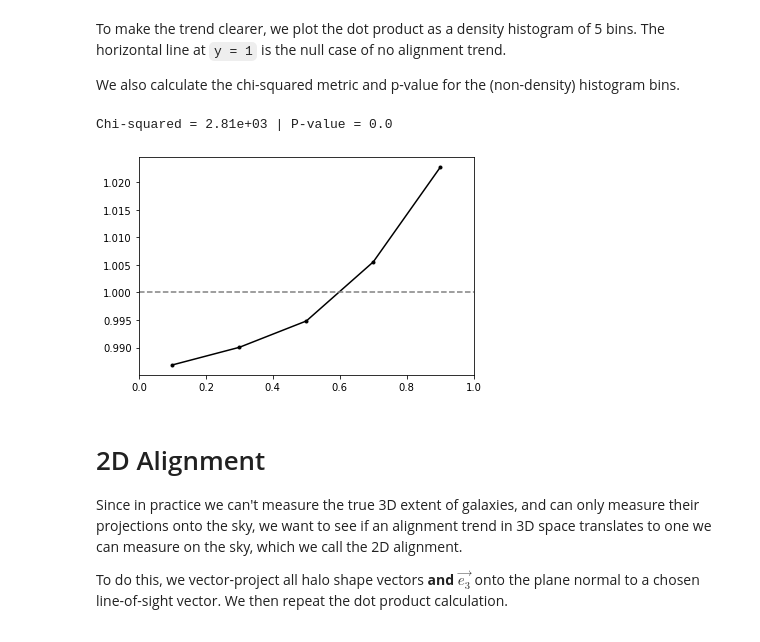
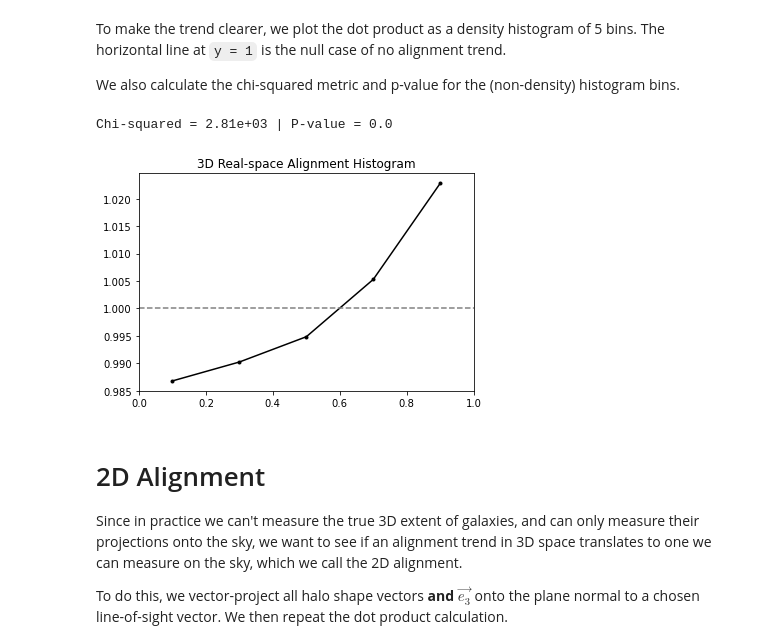
Before and after one commit to bzh-bzh/bolshoip-alignment-demo, a Jupyter notebook: 2D Alignment Anisotropy Demo.ipynb, the cells around one changed output. Drawn from its saved outputs; the diff is of its cells as text; code cells hidden in the pictures.

Commit message:
Finalize first draft of demo notebook, and associated figures.

```diff
--- a/2D Alignment Anisotropy Demo.ipynb
+++ b/2D Alignment Anisotropy Demo.ipynb
@@ -22,10 +29,12 @@ if z2_5:
     HALO_CAT_PATH = 'data/hlist_0.28850.list'
     SIM_DENSITY_PATH = 'data/dens_0094.bin'
     TWEB_EIGENVEC_PATH = 'data/z2.5-tweb-eigenvec.npy'
+    FIGURE_PATH = 'figures/z2.5'
 else:
     HALO_CAT_PATH = 'data/hlist_0.45556.list'
     SIM_DENSITY_PATH = 'data/dens_0127.bin'
     TWEB_EIGENVEC_PATH = 'data/z1.2-tweb-eigenvec.npy'
+    FIGURE_PATH = 'figures/z1.2'
 # %% [markdown]
 `x/y/z_snap` is the halo's position in Mpc/h, while `ax/ay/az_snap` is the halo's longest-axis vector, or its "shape". It's also in Mpc/h, though we normalize it so the length doesn't matter.
 # %%
@@ -100,6 +109,42 @@ def compute_deformation_tensor(dm_density):
 
 	e = np.linalg.eigh(t_ij_trans)
 	return e
+# %%
+def bin_ndarray(ndarray, new_shape, operation='sum'):
+    """
+    Bins an ndarray in all axes based on the target shape, by summing or
+        averaging.
+
+    Number of output dimensions must match number of input dimensions and
+        new axes must divide old ones.
+
+    Example
+    -------
+    >>> m = np.arange(0,100,1).reshape((10,10))
+    >>> n = bin_ndarray(m, new_shape=(5,5), operation='sum')
+    >>> print(n)
+
+    [[ 22  30  38  46  54]
+     [102 110 118 126 134]
+     [182 190 198 206 214]
+     [262 270 278 286 294]
+     [342 350 358 366 374]]
+
+    """
+    operation = operation.lower()
+    if not operation in ['sum', 'mean']:
+        raise ValueError("Operation not supported.")
+    if ndarray.ndim != len(new_shape):
+        raise ValueError("Shape mismatch: {} -> {}".format(ndarray.shape,
+                                                           new_shape))
+    compression_pairs = [(d, c//d) for d,c in zip(new_shape,
+                                                  ndarray.shape)]
+    flattened = [l for p in compression_pairs for l in p]
+    ndarray = ndarray.reshape(flattened)
+    for i in range(len(new_shape)):
+        op = getattr(ndarray, operation)
+        ndarray = op(-1*(i+1))
+    return ndarray
 # %% [markdown]
 **Warning: if computing the deformation tensor from scratch, the notebook takes >60 GB of memory; when loading a cached deformation tensor, the notebook takes ~20 GB in total.**
 # %%
@@ -111,8 +156,8 @@ try:
 except FileNotFoundError:
     dm_density = np.fromfile(SIM_DENSITY_PATH, '<f4').astype(np.float64)
     dm_density = np.reshape(dm_density, (1024,1024,1024), order='F')
-    # Down-interpolate density.
-    dm_density = scipy.ndimage.zoom(dm_density, 0.5)
+    # Rebin density.
+    dm_density = bin_ndarray(dm_density, (512, 512, 512))
     mpc_per_pix = SIM_MPC_LEN / dm_density.shape[0]
     # Gaussian smooth.
     dm_density = scipy.ndimage.gaussian_filter(dm_density, TWEB_SMOOTHING_SCALE_MPC / mpc_per_pix)
@@ -171,16 +216,19 @@ We also calculate the chi-squared metric and p-value for the (non-density) histo
 # %%
 num, edges = np.histogram(e3_align, bins=5, density=True)
 centers = 0.5 * (edges[1:] + edges[:-1])
 
 plt.plot(centers, num, 'k.-')
 plt.xlim(0, 1)
 plt.axhline(1, linestyle='--', color='grey')
+plt.title('3D Real-space Alignment Histogram')
 
 chi_sq, chi_sq_pval = scipy.stats.chisquare(np.histogram(e3_align, bins=5)[0])
 print(f'Chi-squared = {chi_sq:.3} | P-value = {chi_sq_pval:.3}')
+
+plt.savefig(f'{FIGURE_PATH}/00-3d-align.png')
 # %% [output]
 Chi-squared = 2.81e+03 | P-value = 0.0
-[figure, old version]
+[figure, new version]
 # %% [markdown]
 # 2D Alignment
 
```
Also changed, not shown: parts of 26 cells of this notebook, 22 other files.
